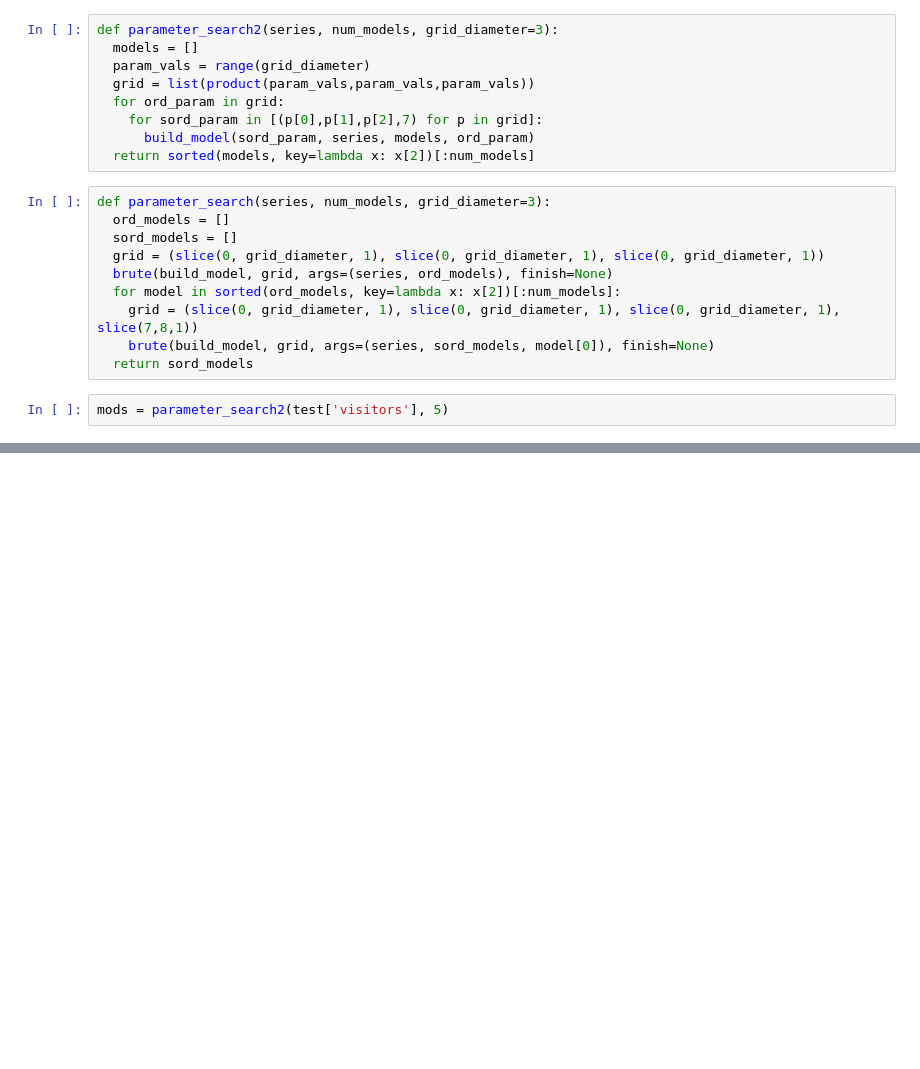
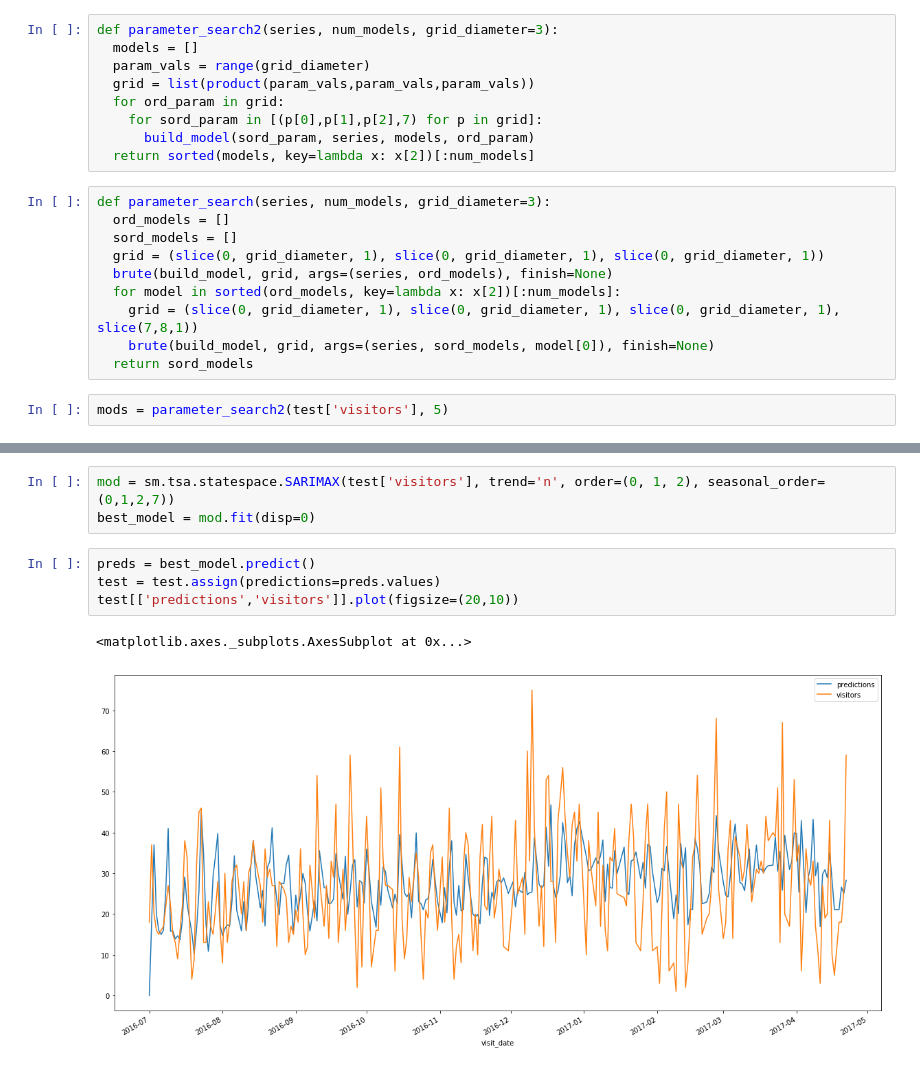
Before and after one commit to QuasiCoherentLabs/recruitVisitorForecasting, a Jupyter notebook: Notebooks/public/naive_models.ipynb, the cells around one changed output, grey strips where cells are left out. Cells and saved outputs as stored; diff of their text form; blank space fills up the shorter version.

Commit message:
added predicted vs. true visualization

```diff
--- a/Notebooks/public/naive_models.ipynb
+++ b/Notebooks/public/naive_models.ipynb
@@ -100,0 +105,10 @@ NameError: name 'mods' is not defined
+# %%
+mod = sm.tsa.statespace.SARIMAX(test['visitors'], trend='n', order=(0, 1, 2), seasonal_order=(0,1,2,7))
+best_model = mod.fit(disp=0)
+# %%
+preds = best_model.predict()
+test = test.assign(predictions=preds.values)
+test[['predictions','visitors']].plot(figsize=(20,10))
+# %% [output]
+<matplotlib.axes._subplots.AxesSubplot at 0x...>
+[figure, added]
```
Also changed, not shown: parts of 2 cells of this notebook.
